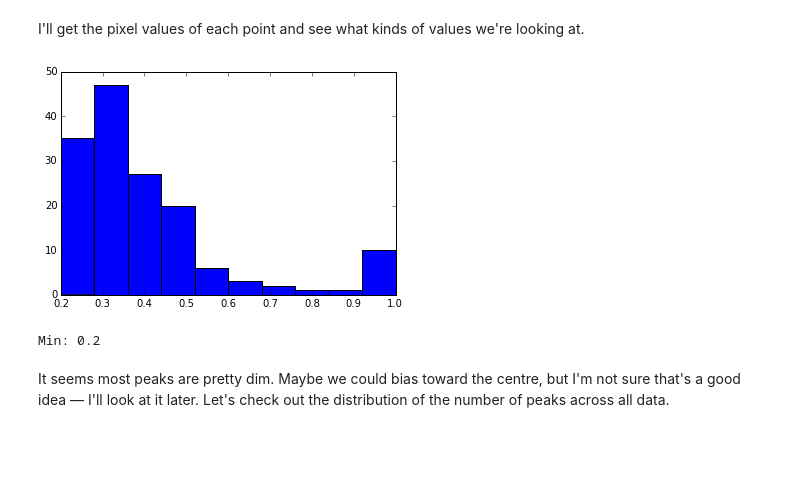
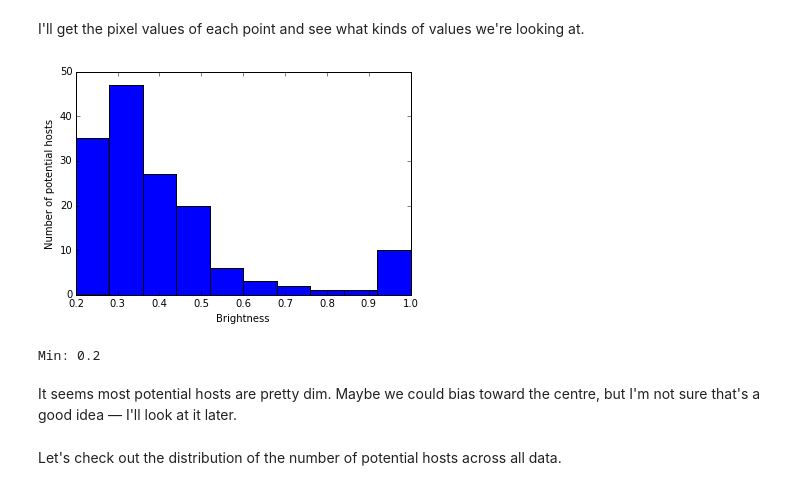
Before and after one commit to chengsoonong/crowdastro, a Jupyter notebook: notebooks/potential_host_counting.ipynb, the cells around one changed output. Cells and saved outputs as stored; diff of their text form; code cells hidden in the pictures; blank space fills up the shorter version.

Commit message:
Finished potential host counting.

```diff
--- a/notebooks/potential_host_counting.ipynb
+++ b/notebooks/potential_host_counting.ipynb
@@ -637,11 +637,15 @@ I'll get the pixel values of each point and see what kinds of values we're looki
 # %%
 values = [infrared[tuple(m)] for m in maxima]
 matplotlib.pyplot.hist(values)
+matplotlib.pyplot.xlabel('Brightness')
+matplotlib.pyplot.ylabel('Number of potential hosts')
 matplotlib.pyplot.show()
 
 print('Min:', min(values))
 # %% [output]
-[figure, old version]
+[figure, new version]
 Min: 0.2
 # %% [markdown]
-It seems most peaks are pretty dim. Maybe we could bias toward the centre, but I'm not sure that's a good idea &mdash; I'll look at it later. Let's check out the distribution of the number of peaks across all data.
+It seems most potential hosts are pretty dim. Maybe we could bias toward the centre, but I'm not sure that's a good idea &mdash; I'll look at it later.
+# %% [markdown]
+Let's check out the distribution of the number of potential hosts across all data.
```
Also changed, not shown: parts of 9 cells of this notebook.
